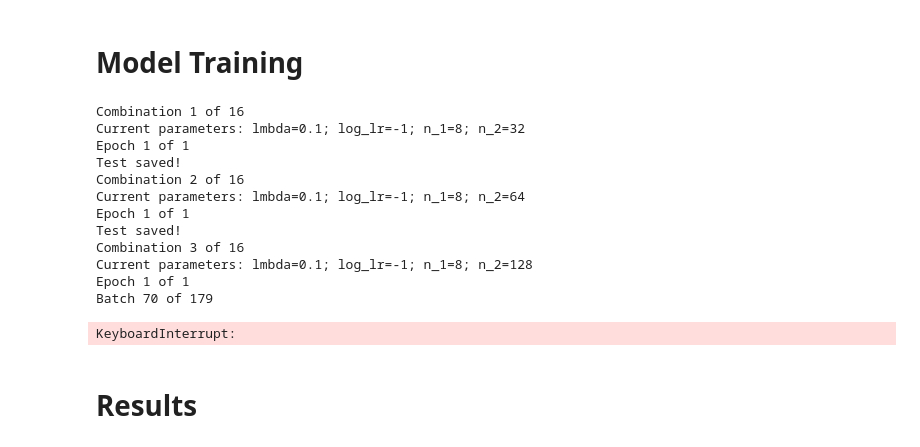
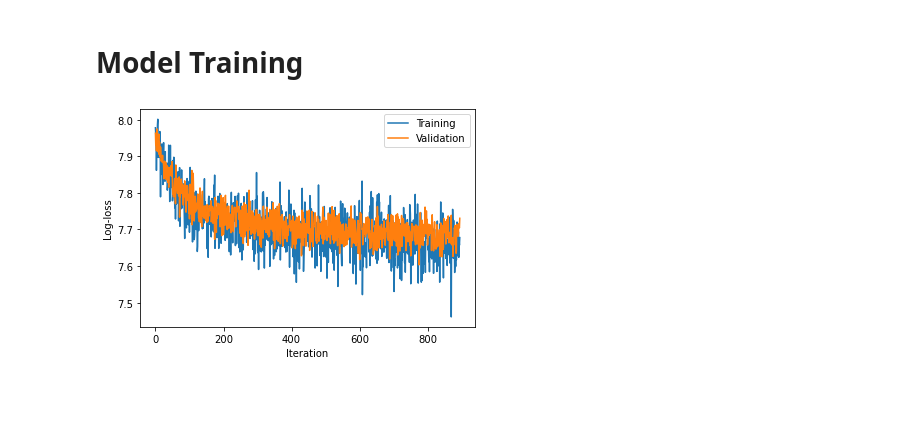
Before and after one commit to samalbertson3/ece-685, a Jupyter notebook: final project/final_project.ipynb, the cells around one changed output. Cells and saved outputs as stored; diff of their text form; code cells hidden in the pictures; blank space fills up the shorter version.

```diff
--- a/final project/final_project.ipynb
+++ b/final project/final_project.ipynb
@@ -72,26 +100,40 @@ def show_images(img, img_adj, img_goal):
 # define model architecture
 
 class DeformatioNet(nn.Module):
-    def __init__(self, n_1, n_2):
+    def __init__(self, n_1, n_2, n_3):
         super(DeformatioNet, self).__init__()
 
         self.Encoder = nn.Sequential(
-                nn.Conv2d(2, n_1, 3, stride=1, padding=1),
+                nn.Conv2d(2, n_1,5, stride=1, padding=2),
                 nn.BatchNorm2d(n_1),
-                nn.LeakyReLU(),
-                nn.Dropout(0.5),
+                nn.Sigmoid(),
+                nn.Dropout(0.2),
+                nn.MaxPool2d(2),
                 nn.Conv2d(n_1, n_2, 3, stride=1, padding=1),
                 nn.BatchNorm2d(n_2),
-                nn.LeakyReLU(),
-                nn.Dropout(0.5),
+                nn.Sigmoid(),
+                nn.Dropout(0.2),
+                nn.MaxPool2d(2),
+                #nn.Conv2d(n_2, n_3, 3, stride=1, padding=1),
+                #nn.BatchNorm2d(n_3),
+                #nn.Softplus(),
+                #nn.Dropout(0.2),
             )
 
         self.Decoder = nn.Sequential(
+                #nn.ConvTranspose2d(n_3, n_2, 3, stride=1, padding=1),
+                #nn.BatchNorm2d(n_2),
+                #nn.Softplus(),
+                #nn.Dropout(0.2),
                 nn.ConvTranspose2d(n_2, n_1, 3, stride=1, padding=1),
                 nn.BatchNorm2d(n_1),
-                nn.LeakyReLU(),
-                nn.ConvTranspose2d(n_1, 2, 3, stride=1, padding=1),
+                nn.Sigmoid(),
+                nn.Upsample(scale_factor=2),
+                nn.Dropout(0.2),
+                nn.ConvTranspose2d(n_1, 2, 5, stride=1, padding=2),
                 nn.BatchNorm2d(2),
+                nn.Upsample(scale_factor=2),
+                nn.Dropout(0.2),
                 nn.Tanh()
             )
 
@@ -191,11 +233,12 @@ def train_model(model, losses,
 
     return model, losses
 
-i = 1
+i = 0
 for lmbda in lmbdas:
     for log_lr in log_lrs:
         for n_1 in n_1s:
             for n_2 in n_2s:
+                i += 1
 
                 # load hyperparameters
                 # skip if already tested
@@ -203,7 +246,7 @@ for lmbda in lmbdas:
                     params_load = torch.load("hyperparameters.pth")
                     losses_load = torch.load("losses.pth")
                 else:
-                    params_load = torch.empty(1,4)
+                    params_load = torch.empty(0,4)
                     losses_load = torch.empty(179*epochs,3,0)
 
                 row_match = (params_load[:, 0] == lmbda) & (params_load[:, 1] == log_lr) & (params_load[:, 2] == n_1) & (params_load[:, 3] == n_2)
@@ -213,53 +256,38 @@ for lmbda in lmbdas:
                 # run training loop
                 model = DeformatioNet(n_1, n_2)
 
-                print(f"Combination {i} of {len(lmbdas)*len(log_lrs)}")
+                print(f"Combination {i} of {len(lmbdas)*len(log_lrs)*len(n_1s)*len(n_2s)}")
                 print(f"Current parameters: lmbda={lmbda}; log_lr={log_lr}; n_1={n_1}; n_2={n_2}")
-                i += 1
 
                 losses = []
                 for epoch in range(epochs):
                     print(f"Epoch {epoch+1} of {epochs}     ")
                     model, losses = train_model(model, losses,
                                                 train_loader, train_loader2,
                                                 val_loader, val_loader2,
                                                 val_iter, lmbda, log_lr)
 
 
                 # save tested hyperparameters
                 losses_save = torch.Tensor(losses).unsqueeze(2)
                 params_save = torch.Tensor([lmbda, log_lr, n_1, n_2]).unsqueeze(0)
 
                 losses_out = torch.cat((losses_load, losses_save), dim=2)
-                params_out = torch.cat((params_load, params_save), dim=1)
+                params_out = torch.cat((params_load, params_save), dim=0)
 
                 torch.save(losses_out, "losses.pth")
                 torch.save(params_out, "hyperparameters.pth")
-                print("Test saved!                    ")
+                print("Test saved!                    \n")
 
 # plot loss
 losses_out = losses_save
 plt.plot(losses_out[:,0], losses_out[:,1], label='Training')
 plt.plot(losses_out[:,0], losses_out[:,2], label='Validation')
 
 plt.xlabel('Iteration')
 plt.ylabel('Log-loss')
 plt.legend()
 
 plt.show()
 # %% [output]
-Combination 1 of 16
-Current parameters: lmbda=0.1; log_lr=-1; n_1=8; n_2=32
-Epoch 1 of 1
-Test saved!
-Combination 2 of 16
-Current parameters: lmbda=0.1; log_lr=-1; n_1=8; n_2=64
-Epoch 1 of 1
-Test saved!
-Combination 3 of 16
-Current parameters: lmbda=0.1; log_lr=-1; n_1=8; n_2=128
-Epoch 1 of 1
-Batch 70 of 179
-KeyboardInterrupt:
+[figure, added]
-# %% [markdown]
-# Results
```
Also changed, not shown: parts of 9 cells of this notebook.
